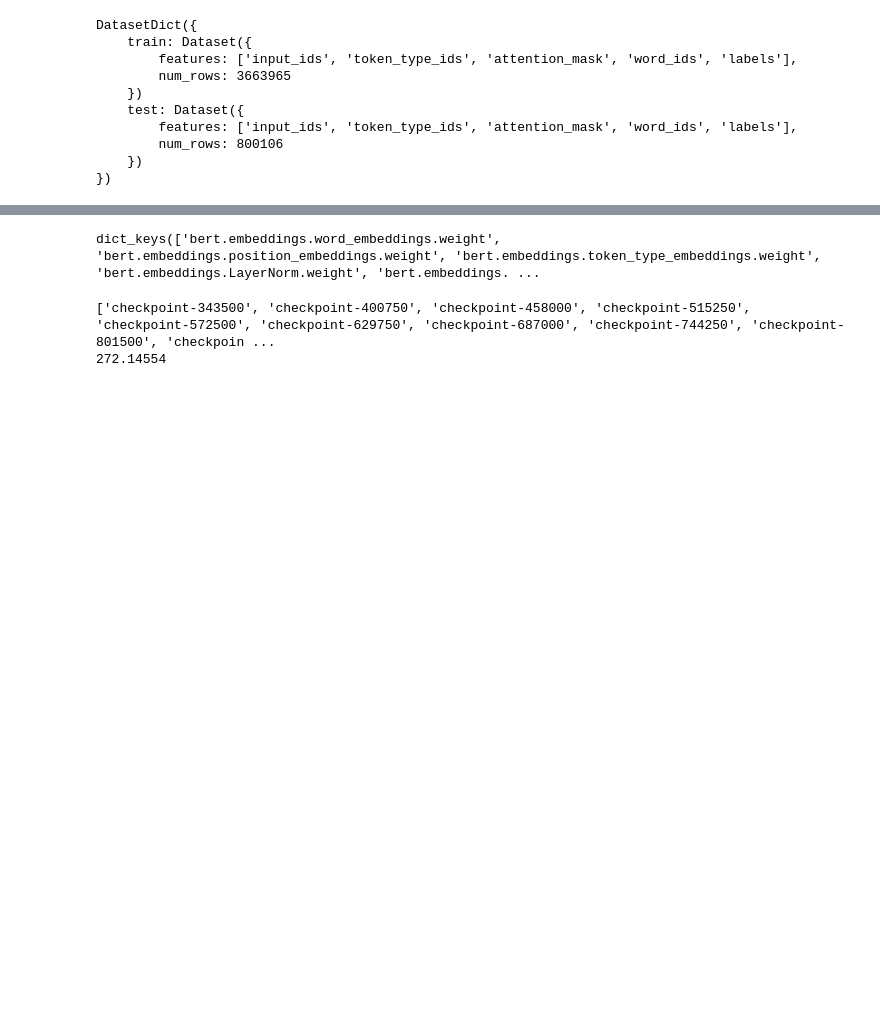
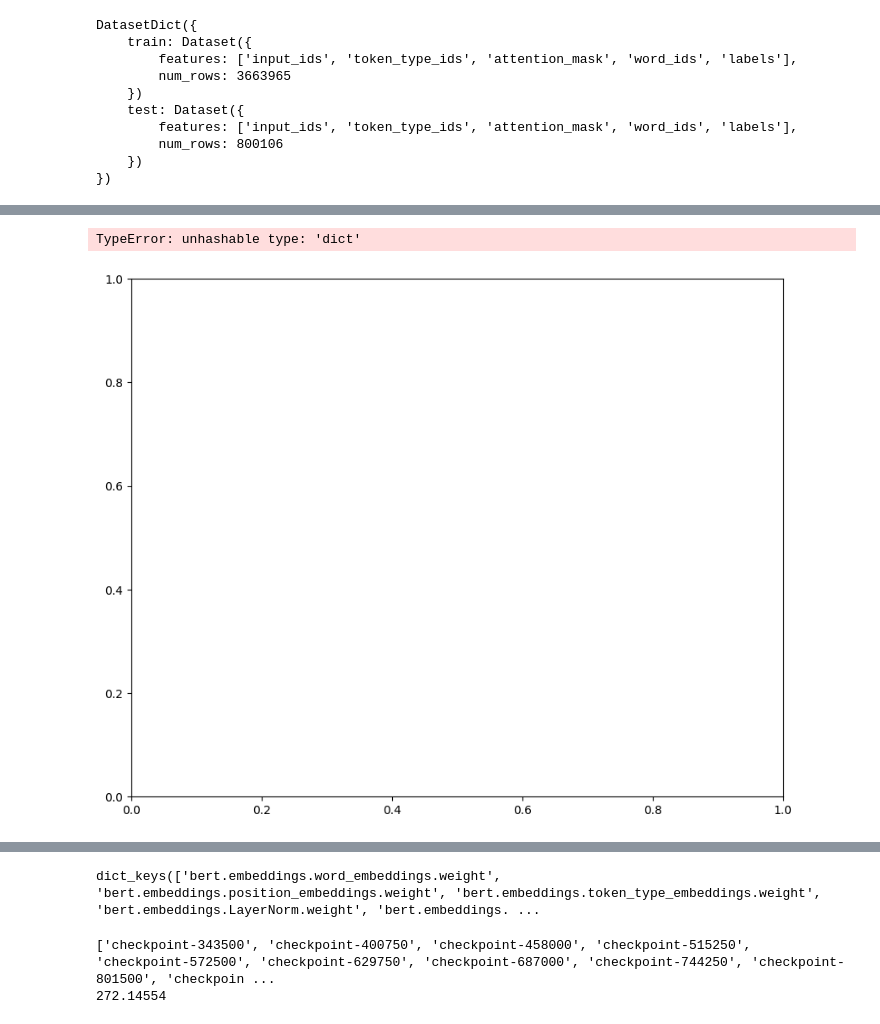
Before and after one commit to swerik-project/pretraining_plm, a Jupyter notebook: finetuning.ipynb, the cells around one changed output, grey strips where cells are left out. Cells and saved outputs as stored; diff of their text form; code cells hidden in the pictures; blank space fills up the shorter version.

```diff
--- a/finetuning.ipynb
+++ b/finetuning.ipynb
@@ -305,0 +338,32 @@ plt.show()
+# %%
+
+weights_kb = get_model_weights(model_kb)
+weights_finetuned = get_model_weights(model_hugging_face)
+weight_diffs["cls.predictions.decoder.bias"] = model_hugging_face.cls.predictions.decoder.bias.detach().cpu().numpy() - model_kb.cls.predictions.decoder.bias.detach().cpu().numpy()
+weight_diffs["cls.predictions.decoder.weight"] = model_hugging_face.cls.predictions.decoder.weight.detach().cpu().numpy() - model_kb.cls.predictions.decoder.weight.detach().cpu().numpy()
+
+# Initialize lists to store all percent differences
+percent_differences = {}
+
+# Calculate percent differences for each corresponding weight
+for key in weights_kb:
+    if key in weights_finetuned:  # Ensure the key exists in both models
+        weight_kb = weights_kb[key]
+        weight_ft = weights_finetuned[key]
+
+        # Compute percent difference only where the initial weights are not zero to avoid division by zero
+        non_zero_mask = weight_kb != 0
+        percent_diff = 100 * (weight_ft[non_zero_mask] - weight_kb[non_zero_mask]) / weight_kb[non_zero_mask]
+
+        percent_differences[key]=percent_diff  # Append differences to the list
+
+# Plotting the histogram of percent differences
+plt.figure(figsize=(10, 8))
+plt.bar(range(len(percent_differences)), percent_differences, tick_label=list(weight_diffs.keys()))
+plt.xticks(rotation=90)
+plt.ylabel('Percentage difference')
+plt.title('Comparison of Weight Changes in BERT Layers')
+plt.show()
+# %% [output]
+TypeError: unhashable type: 'dict'
+[figure, added]
```
Also changed, not shown: parts of 14 cells of this notebook.
